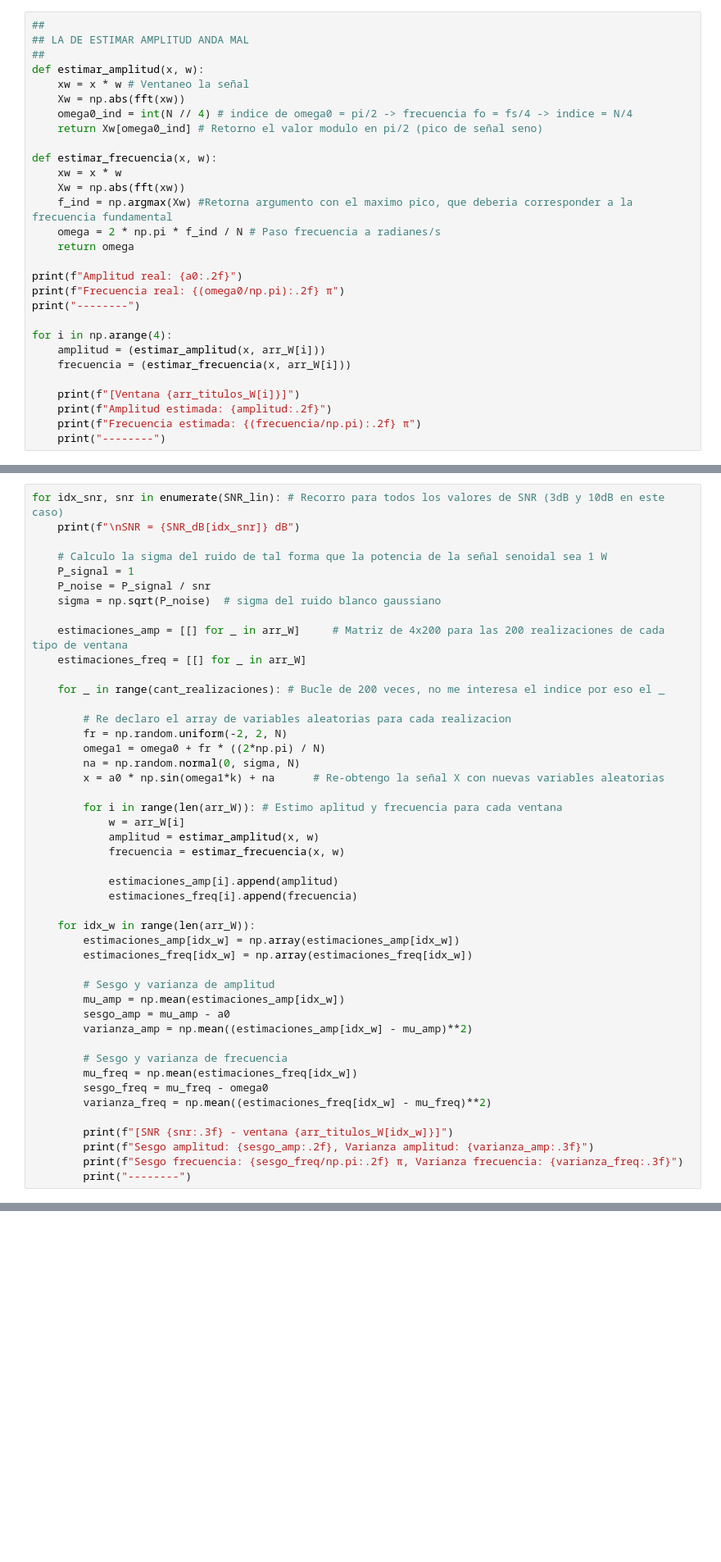
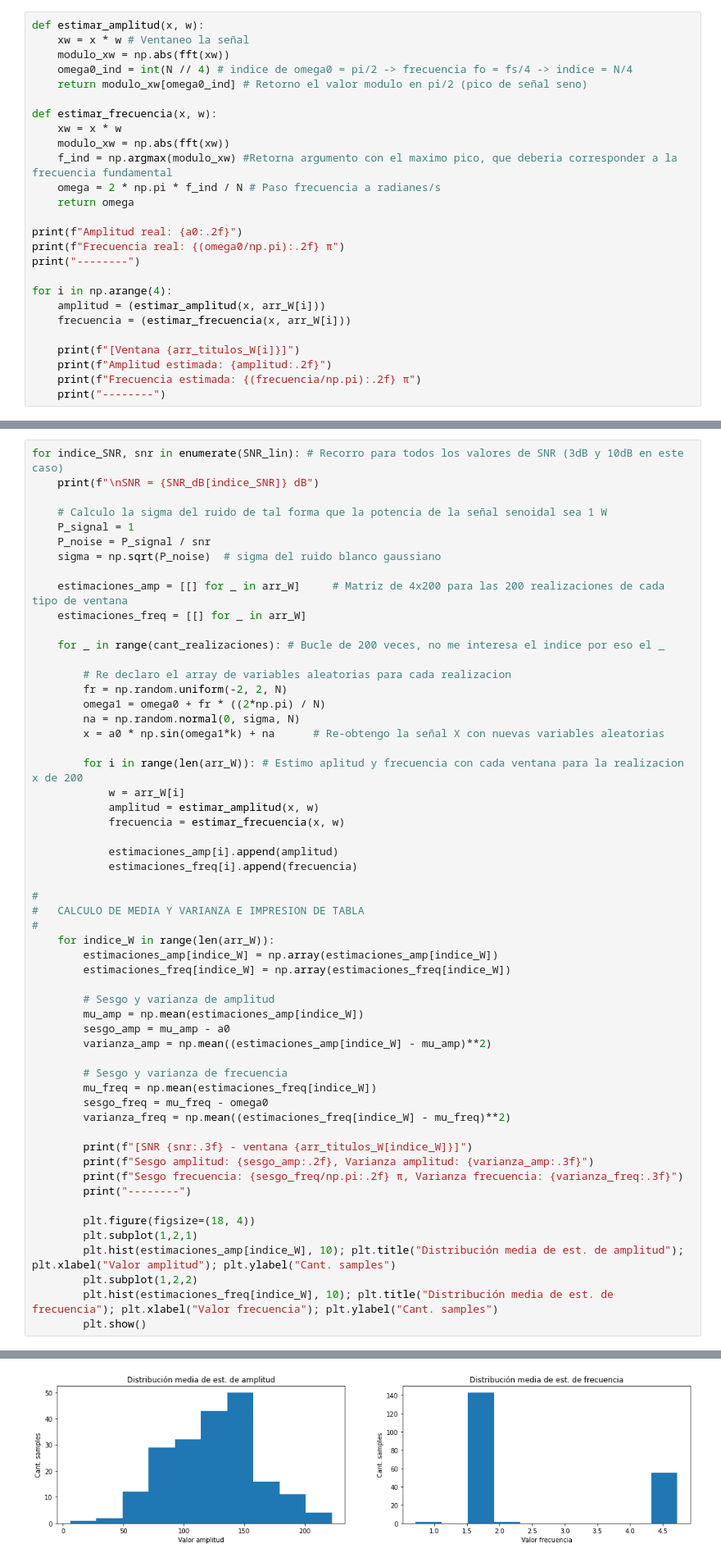
Before and after one commit to mnoe893/PDS_UTNBA_2025, a Jupyter notebook: TS6_estimacion_espectral.ipynb, the cells around one changed output, grey strips where cells are left out. Shown at 82% size. Cells and saved outputs as stored; diff of their text form; blank space fills up the shorter version.

```diff
--- a/TS6_estimacion_espectral.ipynb
+++ b/TS6_estimacion_espectral.ipynb
@@ -61,17 +83,14 @@ Para estimar la frecuencia se detecta el maximo valor de espectro (fft) y retorn
 # %%
-##
-## LA DE ESTIMAR AMPLITUD ANDA MAL
-##
 def estimar_amplitud(x, w):
     xw = x * w # Ventaneo la señal
-    Xw = np.abs(fft(xw))
+    modulo_xw = np.abs(fft(xw))
     omega0_ind = int(N // 4) # indice de omega0 = pi/2 -> frecuencia fo = fs/4 -> indice = N/4
-    return Xw[omega0_ind] # Retorno el valor modulo en pi/2 (pico de señal seno)
+    return modulo_xw[omega0_ind] # Retorno el valor modulo en pi/2 (pico de señal seno)
 
 def estimar_frecuencia(x, w):
     xw = x * w
-    Xw = np.abs(fft(xw))
-    f_ind = np.argmax(Xw) #Retorna argumento con el maximo pico, que deberia corresponder a la frecuencia fundamental
+    modulo_xw = np.abs(fft(xw))
+    f_ind = np.argmax(modulo_xw) #Retorna argumento con el maximo pico, que deberia corresponder a la frecuencia fundamental
     omega = 2 * np.pi * f_ind / N # Paso frecuencia a radianes/s
     return omega
 
@@ -133,8 +152,8 @@ Imprimo 2 tablas separadas con sesgo y varianza dependiendo del SNR indicado
         Una vez ventaneado estimo ambos amplitud y frecuencia y guardo estos valores en un array separado para
         cada ventana
 # %%
-for idx_snr, snr in enumerate(SNR_lin): # Recorro para todos los valores de SNR (3dB y 10dB en este caso)
-    print(f"\nSNR = {SNR_dB[idx_snr]} dB")
+for indice_SNR, snr in enumerate(SNR_lin): # Recorro para todos los valores de SNR (3dB y 10dB en este caso)
+    print(f"\nSNR = {SNR_dB[indice_SNR]} dB")
 
     # Calculo la sigma del ruido de tal forma que la potencia de la señal senoidal sea 1 W
     P_signal = 1
@@ -152,7 +171,7 @@ for idx_snr, snr in enumerate(SNR_lin): # Recorro para todos los valores de SNR
         na = np.random.normal(0, sigma, N)
         x = a0 * np.sin(omega1*k) + na      # Re-obtengo la señal X con nuevas variables aleatorias
 
-        for i in range(len(arr_W)): # Estimo aplitud y frecuencia para cada ventana
+        for i in range(len(arr_W)): # Estimo aplitud y frecuencia con cada ventana para la realizacion x de 200
             w = arr_W[i]
             amplitud = estimar_amplitud(x, w)
             frecuencia = estimar_frecuencia(x, w)
@@ -160,24 +179,34 @@ for idx_snr, snr in enumerate(SNR_lin): # Recorro para todos los valores de SNR
             estimaciones_amp[i].append(amplitud)
             estimaciones_freq[i].append(frecuencia)
 
-    for idx_w in range(len(arr_W)):
-        estimaciones_amp[idx_w] = np.array(estimaciones_amp[idx_w])
-        estimaciones_freq[idx_w] = np.array(estimaciones_freq[idx_w])
+#
+#   CALCULO DE MEDIA Y VARIANZA E IMPRESION DE TABLA
+#
+    for indice_W in range(len(arr_W)):
+        estimaciones_amp[indice_W] = np.array(estimaciones_amp[indice_W])
+        estimaciones_freq[indice_W] = np.array(estimaciones_freq[indice_W])
 
         # Sesgo y varianza de amplitud
-        mu_amp = np.mean(estimaciones_amp[idx_w])
+        mu_amp = np.mean(estimaciones_amp[indice_W])
         sesgo_amp = mu_amp - a0
-        varianza_amp = np.mean((estimaciones_amp[idx_w] - mu_amp)**2)
+        varianza_amp = np.mean((estimaciones_amp[indice_W] - mu_amp)**2)
 
         # Sesgo y varianza de frecuencia
-        mu_freq = np.mean(estimaciones_freq[idx_w])
+        mu_freq = np.mean(estimaciones_freq[indice_W])
         sesgo_freq = mu_freq - omega0
-        varianza_freq = np.mean((estimaciones_freq[idx_w] - mu_freq)**2)
+        varianza_freq = np.mean((estimaciones_freq[indice_W] - mu_freq)**2)
 
-        print(f"[SNR {snr:.3f} - ventana {arr_titulos_W[idx_w]}]")
+        print(f"[SNR {snr:.3f} - ventana {arr_titulos_W[indice_W]}]")
         print(f"Sesgo amplitud: {sesgo_amp:.2f}, Varianza amplitud: {varianza_amp:.3f}")
         print(f"Sesgo frecuencia: {sesgo_freq/np.pi:.2f} π, Varianza frecuencia: {varianza_freq:.3f}")
         print("--------")
+
+        plt.figure(figsize=(18, 4))
+        plt.subplot(1,2,1)
+        plt.hist(estimaciones_amp[indice_W], 10); plt.title("Distribución media de est. de amplitud"); plt.xlabel("Valor amplitud"); plt.ylabel("Cant. samples")
+        plt.subplot(1,2,2)
+        plt.hist(estimaciones_freq[indice_W], 10); plt.title("Distribución media de est. de frecuencia"); plt.xlabel("Valor frecuencia"); plt.ylabel("Cant. samples")
+        plt.show()
 # %% [output]
 SNR = 3 dB
 [SNR 1.995 - ventana Rectangular]
@@ -198,0 +216 @@ Sesgo frecuencia: 0.34 π, Varianza frecuencia: 2.387
+[figure, added]
```
Also changed, not shown: parts of 9 cells of this notebook.
